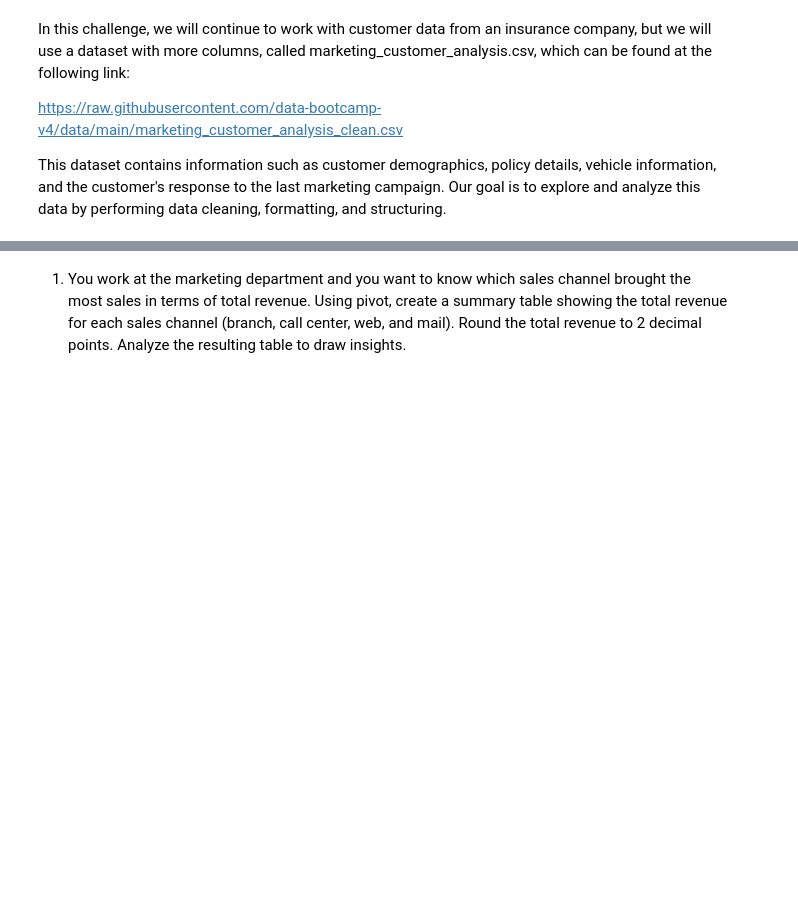
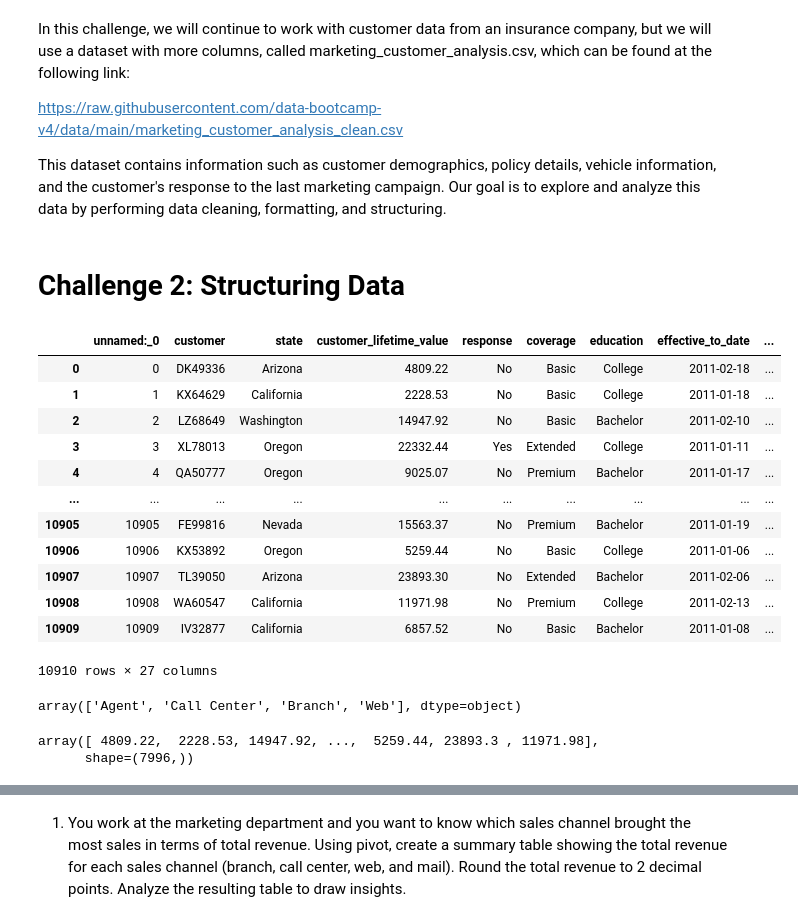
Before and after one commit to chandlershortlidge/lab-dw-data-structuring-and-combining, a Jupyter notebook: lab-dw-data-structuring-and-combining.ipynb, the cells around one changed output, grey strips where cells are left out. Cells and saved outputs as stored; diff of their text form; code cells hidden in the pictures; blank space fills up the shorter version.

```diff
--- a/lab-dw-data-structuring-and-combining.ipynb
+++ b/lab-dw-data-structuring-and-combining.ipynb
@@ -163,5 +161,34 @@ In this challenge, we will continue to work with customer data from an insurance
 https://raw.githubusercontent.com/data-bootcamp-v4/data/main/marketing_customer_analysis_clean.csv
 
 This dataset contains information such as customer demographics, policy details, vehicle information, and the customer's response to the last marketing campaign. Our goal is to explore and analyze this data by performing data cleaning, formatting, and structuring.
+# %% [markdown]
+# Challenge 2: Structuring Data
 # %%
-# Your code goes here
+ca_clean = pd.read_csv('/Users/ChandlerShortlidge/Desktop/marketing_customer_analysis_clean.csv')
+ca_clean.head()
+ca_clean.customer_lifetime_value = ca_clean.customer_lifetime_value.round(2)
+
+ca_clean
+# %% [output]
+|  | unnamed:_0 | customer | state | customer_lifetime_value | response | coverage | education | effective_to_date | ... |
+| 0 | 0 | DK49336 | Arizona | 4809.22 | No | Basic | College | 2011-02-18 | ... |
+| 1 | 1 | KX64629 | California | 2228.53 | No | Basic | College | 2011-01-18 | ... |
+| 2 | 2 | LZ68649 | Washington | 14947.92 | No | Basic | Bachelor | 2011-02-10 | ... |
+| 3 | 3 | XL78013 | Oregon | 22332.44 | Yes | Extended | College | 2011-01-11 | ... |
+| 4 | 4 | QA50777 | Oregon | 9025.07 | No | Premium | Bachelor | 2011-01-17 | ... |
+| ... | ... | ... | ... | ... | ... | ... | ... | ... | ... |
+| 10905 | 10905 | FE99816 | Nevada | 15563.37 | No | Premium | Bachelor | 2011-01-19 | ... |
+| 10906 | 10906 | KX53892 | Oregon | 5259.44 | No | Basic | College | 2011-01-06 | ... |
+| 10907 | 10907 | TL39050 | Arizona | 23893.30 | No | Extended | Bachelor | 2011-02-06 | ... |
+| 10908 | 10908 | WA60547 | California | 11971.98 | No | Premium | College | 2011-02-13 | ... |
+| 10909 | 10909 | IV32877 | California | 6857.52 | No | Basic | Bachelor | 2011-01-08 | ... |
+10910 rows × 27 columns
+# %%
+ca_clean.sales_channel.unique()
+# %% [output]
+array(['Agent', 'Call Center', 'Branch', 'Web'], dtype=object)
+# %%
+ca_clean.customer_lifetime_value.unique()
+# %% [output]
+array([ 4809.22,  2228.53, 14947.92, ...,  5259.44, 23893.3 , 11971.98],
+      shape=(7996,))
```
Also changed, not shown: parts of 6 cells of this notebook.
